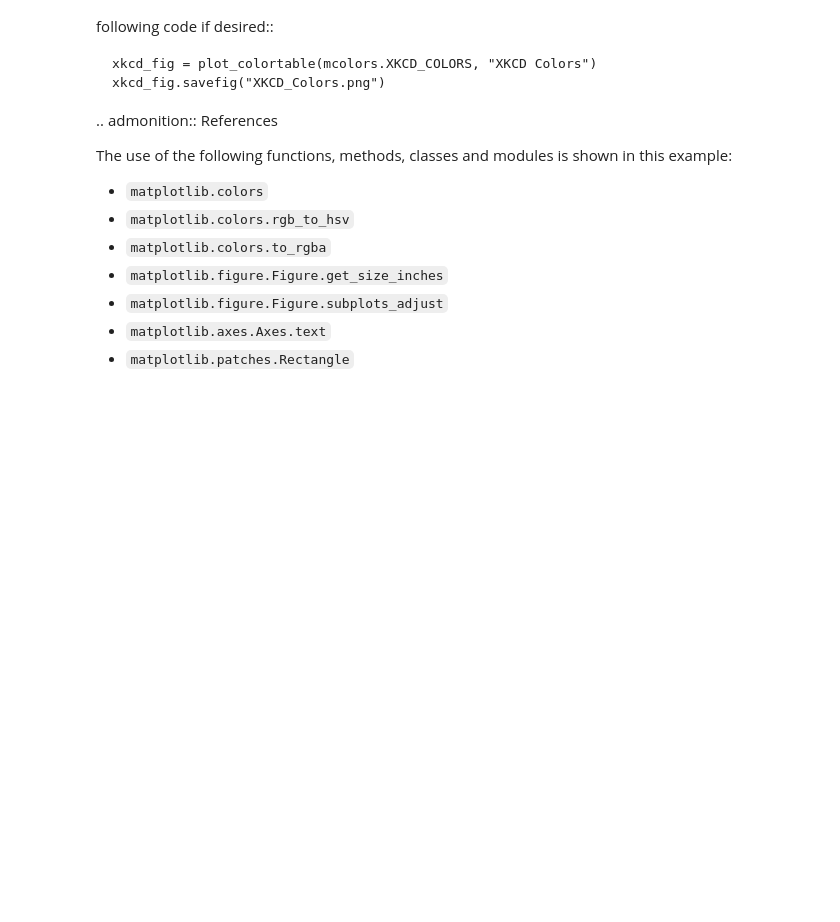
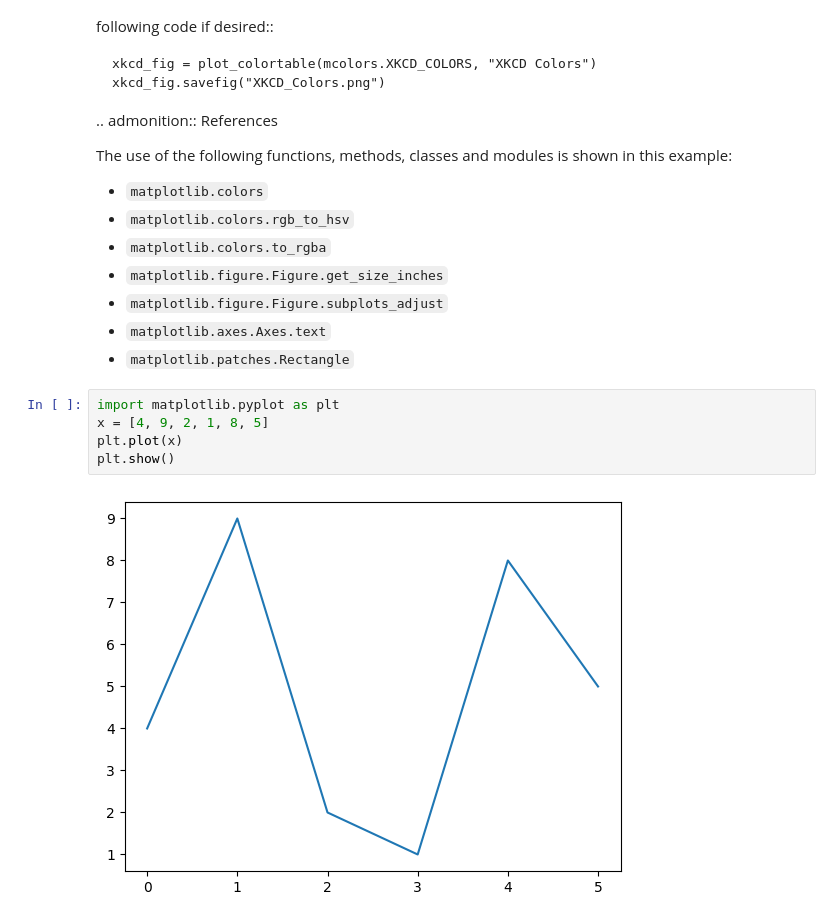
Before and after one commit to xyt556/Big_Data_Test, a Jupyter notebook: numpy&pandas/matplotlib/named_colors.ipynb, the cells around one changed output. Drawn from its saved outputs; the diff is of its cells as text; blank space fills up the shorter version.

```diff
--- a/numpy&pandas/matplotlib/named_colors.ipynb
+++ b/numpy&pandas/matplotlib/named_colors.ipynb
@@ -112,3 +112,10 @@ for now. You can use the following code if desired::
    - `matplotlib.figure.Figure.subplots_adjust`
    - `matplotlib.axes.Axes.text`
    - `matplotlib.patches.Rectangle`
+# %%
+import matplotlib.pyplot as plt
+x = [4, 9, 2, 1, 8, 5]
+plt.plot(x)
+plt.show()
+# %% [output]
+[figure, added]
```
Also changed, not shown: parts of 1 cell of this notebook, 1 other file.
